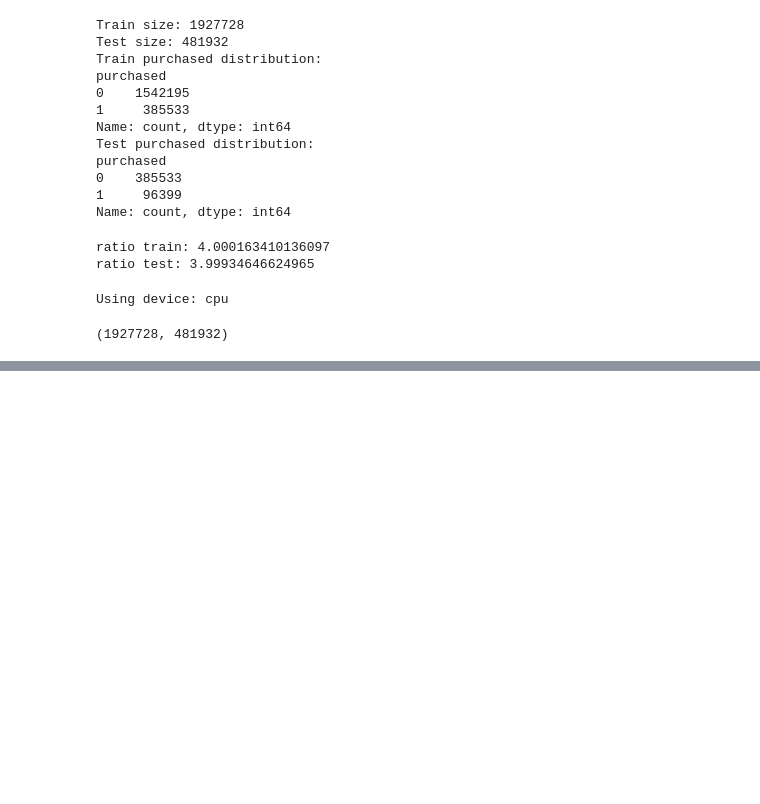
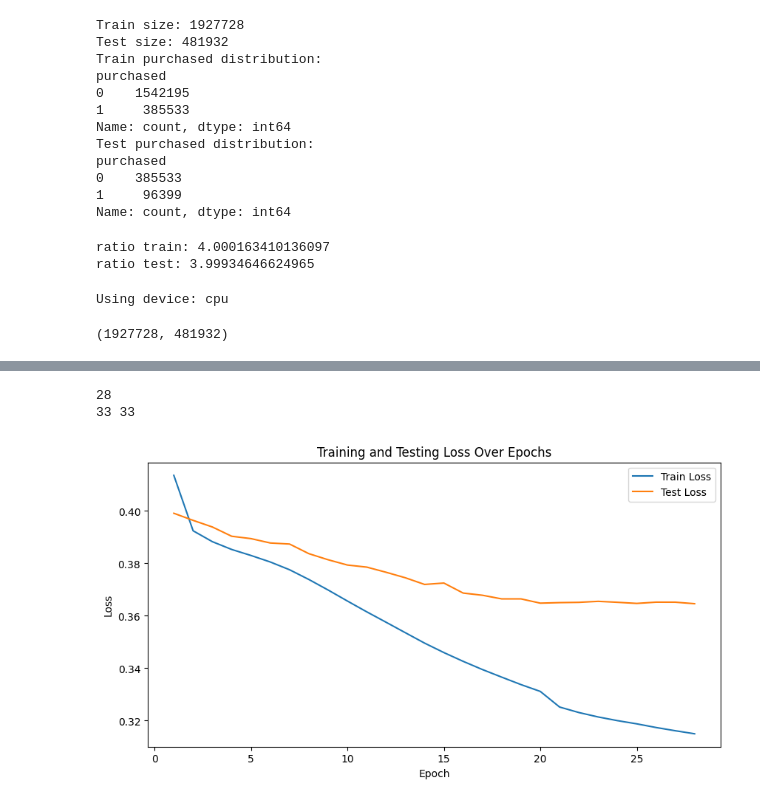
Before and after one commit to knutrak/Retail-Customer-Segmentation-NN-Recommendation, a Jupyter notebook: 04_ncf_model.ipynb, the cells around one changed output, grey strips where cells are left out. Cells and saved outputs as stored; diff of their text form; code cells hidden in the pictures; blank space fills up the shorter version.

```diff
--- a/04_ncf_model.ipynb
+++ b/04_ncf_model.ipynb
@@ -219,13 +236,22 @@ if not is_pretrained:
+# %%
+print(best_epoch)
+print(len(train_losses), len(test_losses))
+# %% [output]
+28
+33 33
 # %%
-# import matplotlib.pyplot as plt
-# plt.figure(figsize=(10, 5))
-# plt.plot(range(1, best_epoch + 1), train_losses, label='Train Loss')
-# plt.plot(range(1, best_epoch + 1), test_losses, label='Test Loss')
-# plt.xlabel('Epoch')
-# plt.ylabel('Loss')
-# plt.title('Training and Testing Loss Over Epochs')
-# plt.legend()
-# plt.show()
+import matplotlib.pyplot as plt
+plt.figure(figsize=(10, 5))
+plt.plot(range(1, best_epoch + 1), train_losses[:best_epoch], label='Train Loss')
+plt.plot(range(1, best_epoch + 1), test_losses[:best_epoch], label='Test Loss')
+plt.xlabel('Epoch')
+plt.ylabel('Loss')
+plt.title('Training and Testing Loss Over Epochs')
+plt.legend()
+plt.savefig('plots/train+test_losses.png')  # Save the plot as an image file
+plt.show()
+# %% [output]
+[figure, added]
 # %%
 # All items a user bought in TRAINING set
 train_user_items = train.groupby('user_id')['item_id'].apply(set).to_dict()
```
Also changed, not shown: parts of 3 cells of this notebook, 12 other files.
